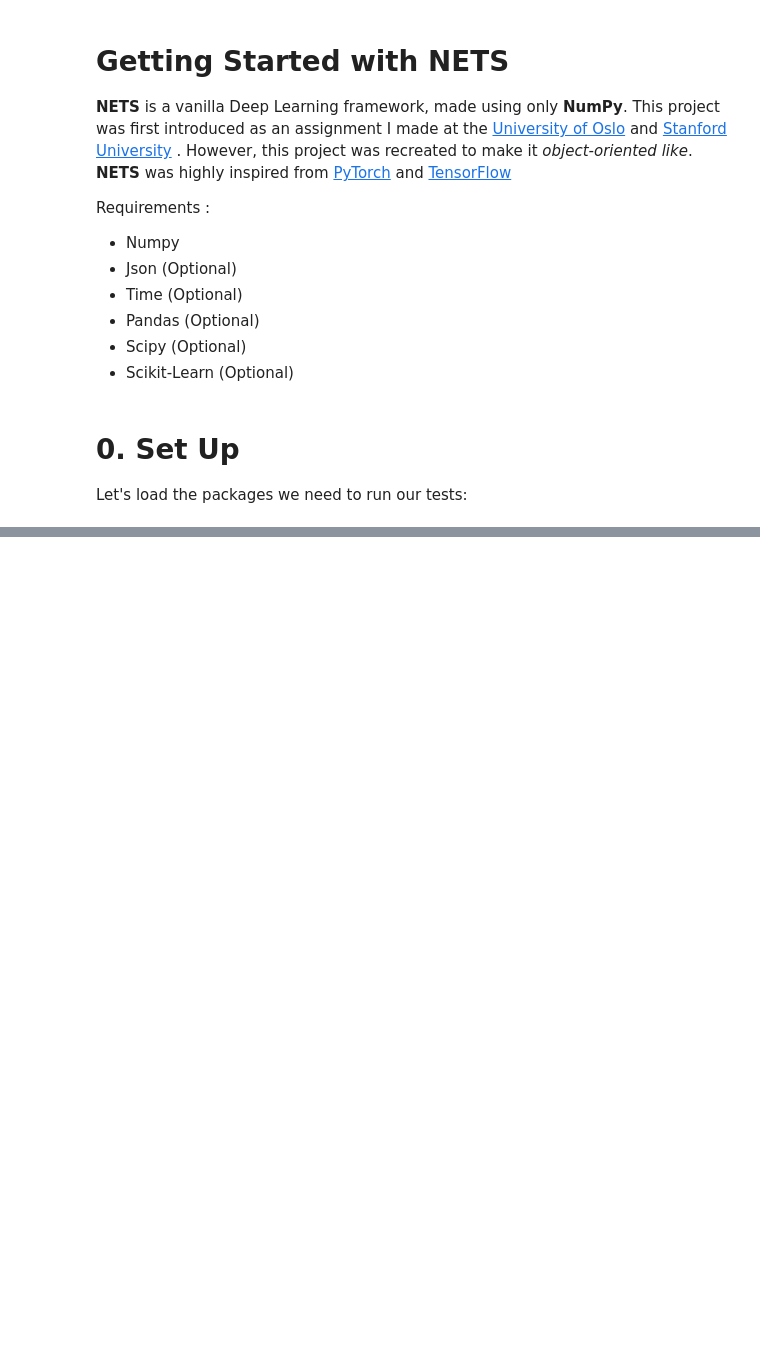
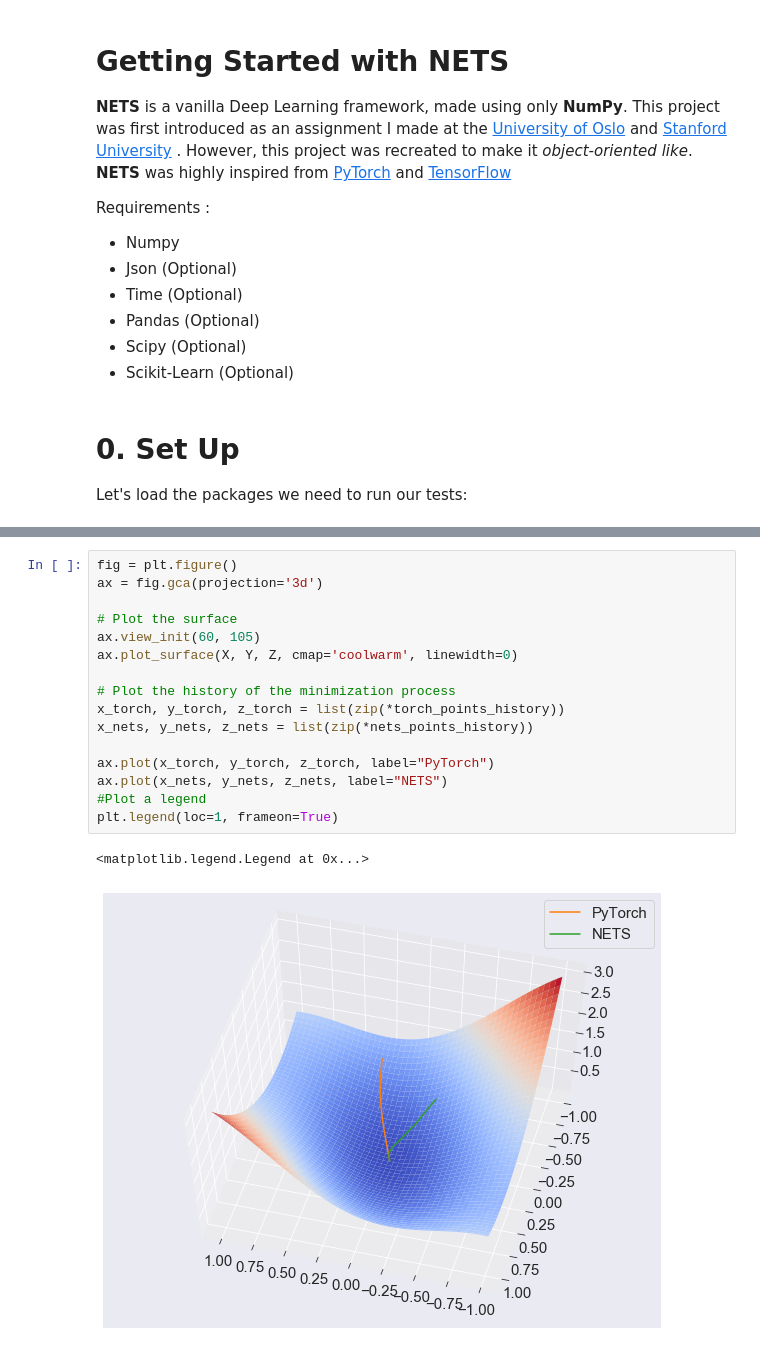
Before and after one commit to arthurdjn/nets, a Jupyter notebook: Getting Started with NETS.ipynb, the cells around one changed output, grey strips where cells are left out. Cells and saved outputs as stored; diff of their text form; blank space fills up the shorter version.

```diff
--- a/Getting Started with NETS.ipynb
+++ b/Getting Started with NETS.ipynb
@@ -234,0 +313,19 @@ t3.depends_on
+# %%
+fig = plt.figure()
+ax = fig.gca(projection='3d')
+
+# Plot the surface
+ax.view_init(60, 105)
+ax.plot_surface(X, Y, Z, cmap='coolwarm', linewidth=0)
+
+# Plot the history of the minimization process
+x_torch, y_torch, z_torch = list(zip(*torch_points_history))
+x_nets, y_nets, z_nets = list(zip(*nets_points_history))
+
+ax.plot(x_torch, y_torch, z_torch, label="PyTorch")
+ax.plot(x_nets, y_nets, z_nets, label="NETS")
+#Plot a legend
+plt.legend(loc=1, frameon=True)
+# %% [output]
+<matplotlib.legend.Legend at 0x...>
+[figure, added]
```
Also changed, not shown: parts of 68 cells of this notebook, 24 other files.
